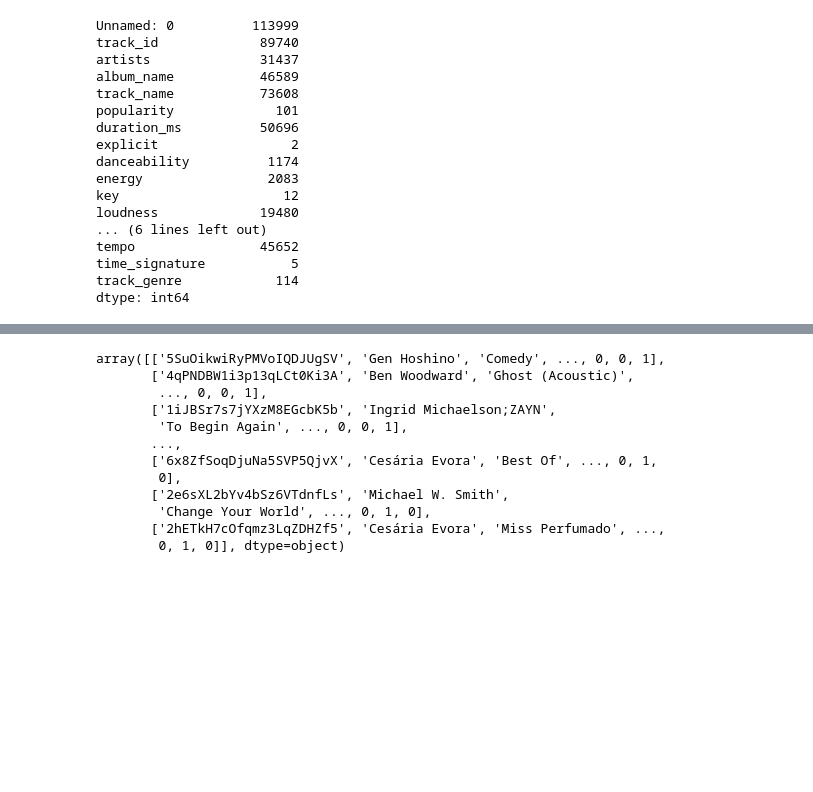
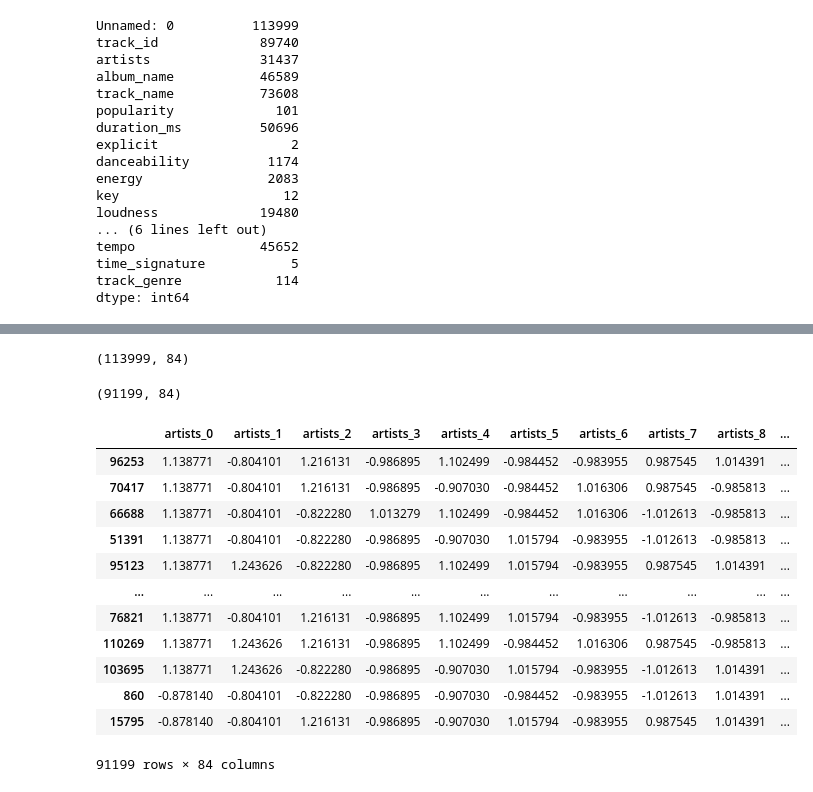
Before and after one commit to nemolino/TrackPopularityPredictor, a Jupyter notebook: notebook.ipynb, the cells around one changed output, grey strips where cells are left out. Saved outputs shown, nothing was run; the diff lists cells and outputs as text; code cells hidden in the pictures; blank space fills up the shorter version.

```diff
--- a/notebook.ipynb
+++ b/notebook.ipynb
@@ -42,7 +45,7 @@ time_signature           5
 track_genre            114
 dtype: int64
 # %%
-X = dataset.drop(columns=['Unnamed: 0', 'popularity'])
+X = dataset.drop(columns=['Unnamed: 0', 'track_id', 'popularity'])
 y = dataset['popularity']
 #print(X)
 #print(y)
@@ -55,5 +72,5 @@ array([0, 1])
 ohe = ce.OneHotEncoder(cols=['key','time_signature'])
 X = ohe.fit_transform(X)
 # %%
-be = ce.BinaryEncoder(cols=['track_genre'])
+be = ce.BinaryEncoder(cols=['artists', 'album_name', 'track_name', 'track_genre'])
 X = be.fit_transform(X)
@@ -73,16 +99,40 @@ Index(['track_id', 'artists', 'album_name', 'track_name', 'duration_ms',
       dtype='object')
 # %%
-X.values
+X.shape
 # %% [output]
-array([['5SuOikwiRyPMVoIQDJUgSV', 'Gen Hoshino', 'Comedy', ..., 0, 0, 1],
-       ['4qPNDBW1i3p13qLCt0Ki3A', 'Ben Woodward', 'Ghost (Acoustic)',
-        ..., 0, 0, 1],
-       ['1iJBSr7s7jYXzM8EGcbK5b', 'Ingrid Michaelson;ZAYN',
-        'To Begin Again', ..., 0, 0, 1],
-       ...,
-       ['6x8ZfSoqDjuNa5SVP5QjvX', 'Cesária Evora', 'Best Of', ..., 0, 1,
-        0],
-       ['2e6sXL2bYv4bSz6VTdnfLs', 'Michael W. Smith',
-        'Change Your World', ..., 0, 1, 0],
-       ['2hETkH7cOfqmz3LqZDHZf5', 'Cesária Evora', 'Miss Perfumado', ...,
-        0, 1, 0]], dtype=object)
+(113999, 84)
+# %%
+X_train, X_test, y_train, y_test = train_test_split(X, y, test_size=0.2, random_state=42, shuffle=True) #stratify=y)
+# %%
+numerical_cols = ['duration_ms', 'explicit', 'danceability', 'energy', 'loudness', 'mode',
+                  'speechiness', 'acousticness', 'instrumentalness', 'liveness', 'valence', 'tempo']
+X_train_numerical = X_train[numerical_cols]
+X_test_numerical = X_test[numerical_cols]
+
+standard_scaler = preprocessing.StandardScaler().set_output(transform="pandas")
+
+X_train_numerical = standard_scaler.fit_transform(X_train_numerical)
+X_test_numerical = standard_scaler.transform(X_test_numerical)
+
+X_train = standard_scaler.fit_transform(X_train)
+X_test = standard_scaler.transform(X_test)
+
+# should I standardize also the target variable? I don't think it's mandatory
+# %%
+print(X_train.shape)
+X_train
+# %% [output]
+(91199, 84)
+|  | artists_0 | artists_1 | artists_2 | artists_3 | artists_4 | artists_5 | artists_6 | artists_7 | artists_8 | ... |
+| 96253 | 1.138771 | -0.804101 | 1.216131 | -0.986895 | 1.102499 | -0.984452 | -0.983955 | 0.987545 | 1.014391 | ... |
+| 70417 | 1.138771 | -0.804101 | 1.216131 | -0.986895 | -0.907030 | -0.984452 | 1.016306 | 0.987545 | -0.985813 | ... |
+| 66688 | 1.138771 | -0.804101 | -0.822280 | 1.013279 | 1.102499 | -0.984452 | 1.016306 | -1.012613 | -0.985813 | ... |
+| 51391 | 1.138771 | -0.804101 | -0.822280 | -0.986895 | -0.907030 | 1.015794 | -0.983955 | -1.012613 | -0.985813 | ... |
+| 95123 | 1.138771 | 1.243626 | -0.822280 | -0.986895 | 1.102499 | 1.015794 | -0.983955 | 0.987545 | 1.014391 | ... |
+| ... | ... | ... | ... | ... | ... | ... | ... | ... | ... | ... |
+| 76821 | 1.138771 | -0.804101 | 1.216131 | -0.986895 | 1.102499 | 1.015794 | -0.983955 | -1.012613 | -0.985813 | ... |
+| 110269 | 1.138771 | 1.243626 | 1.216131 | -0.986895 | 1.102499 | -0.984452 | 1.016306 | 0.987545 | -0.985813 | ... |
+| 103695 | 1.138771 | 1.243626 | -0.822280 | -0.986895 | -0.907030 | 1.015794 | -0.983955 | -1.012613 | 1.014391 | ... |
+| 860 | -0.878140 | -0.804101 | -0.822280 | -0.986895 | -0.907030 | -0.984452 | -0.983955 | -1.012613 | 1.014391 | ... |
+| 15795 | -0.878140 | -0.804101 | 1.216131 | -0.986895 | -0.907030 | 1.015794 | -0.983955 | 0.987545 | 1.014391 | ... |
+91199 rows × 84 columns
```
Also changed, not shown: parts of 13 cells of this notebook.
